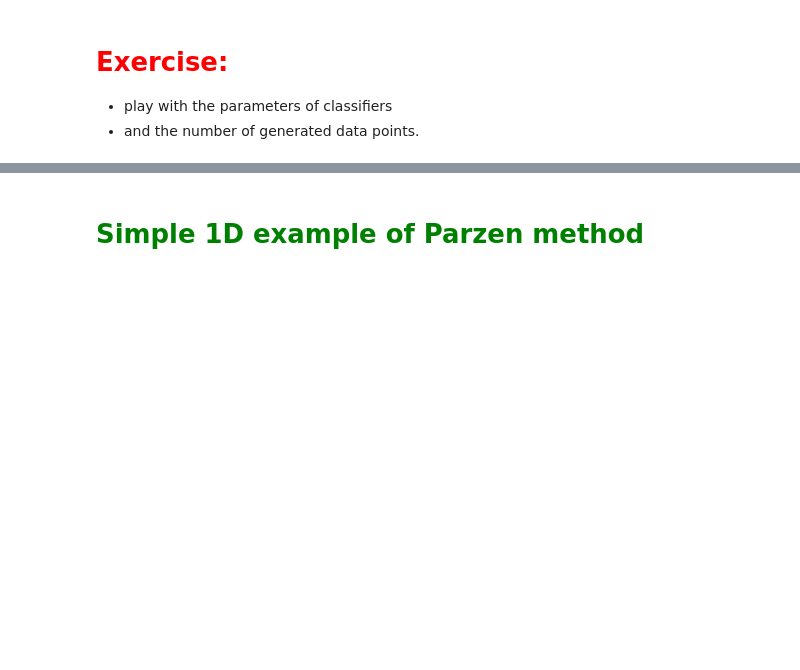
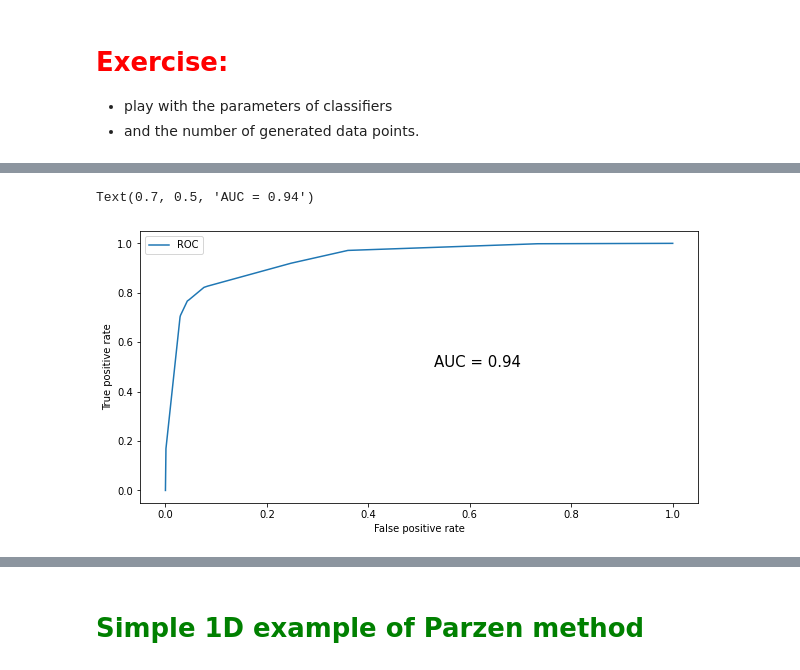
Before and after one commit to marcinwolter/Machine-learning-KISD-2023, a Jupyter notebook: lecture2.ipynb, the cells around one changed output, grey strips where cells are left out. Cells and saved outputs as stored; diff of their text form; code cells hidden in the pictures; blank space fills up the shorter version.

```diff
--- a/lecture2.ipynb
+++ b/lecture2.ipynb
@@ -496,0 +840,17 @@ We have plotted the ROC curve and calculated the integral.
+# %%
+        # plot the roc curve
+        figure = plt.figure(figsize=(10, 5))
+        ZZ = clf.predict_proba(X_test)[:, 1]
+        #print(y_test.shape,"   ",Z.shape)
+        fpr, tpr, _ = roc_curve(y_test, ZZ)
+        plt.plot(fpr, tpr, label="ROC")
+        plt.xlabel('False positive rate')
+        plt.ylabel('True positive rate')
+        #plt.title('ROC curve')
+        plt.legend(loc='best')
+        auc = roc_auc_score(y_test, ZZ)
+        plt.text(0.7, 0.5, ('AUC = %.2f' % auc),
+                size=15, horizontalalignment='right')
+# %% [output]
+Text(0.7, 0.5, 'AUC = 0.94')
+[figure, added]
```
Also changed, not shown: parts of 18 cells of this notebook.
